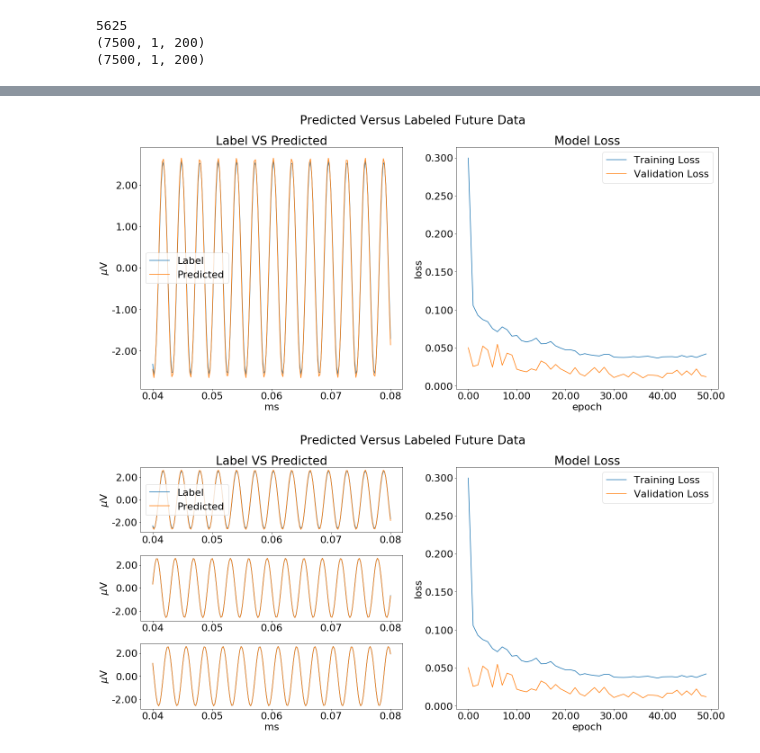
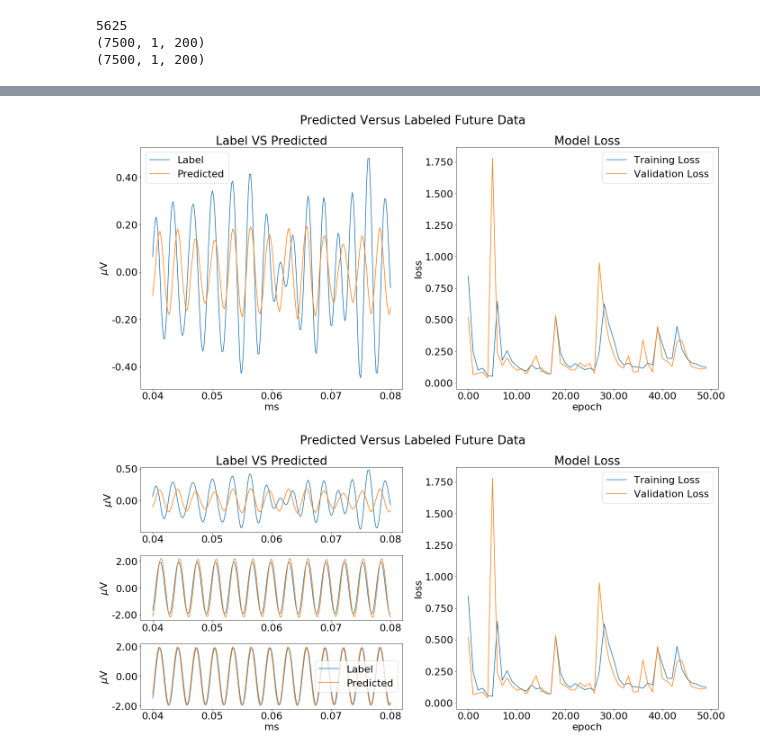
Before and after one commit to MJC598/Neuron_Burst_Analysis, a Jupyter notebook: synthetic data generator.ipynb, the cells around one changed output, grey strips where cells are left out. Cells and saved outputs as stored; diff of their text form; code cells hidden in the pictures.

```diff
--- a/synthetic data generator.ipynb
+++ b/synthetic data generator.ipynb
@@ -27,4 +36,4 @@ print(noise.shape)
 from scipy import signal
 
 noise_amp = abs(signal.hilbert(noise))
-threshold = np.mean(noise_amp) + (2 * np.std(noise_amp))
+threshold = np.mean(noise_amp) + (1 * np.std(noise_amp))
@@ -168,21 +329,23 @@ class LSTM(nn.Module):
                  out_size: int = 200,
                  num_layers: int = 1,
                  batch_first: bool = True,
-                 dropout: float = 0.0) -> None:
+                 dropout: float = 0.0,
+                 bidirectional: bool = False) -> None:
         super(LSTM, self).__init__()
         self.rnn = nn.LSTM(input_size=in_size,
                            hidden_size=h_size,
                            num_layers=num_layers,
                            batch_first=batch_first,
-                           dropout=dropout)
+                           dropout=dropout,
+                           bidirectional=bidirectional)
         self.lin = nn.Linear(h_size, out_size)
 
     def forward(self, x):
         x = torch.transpose(x, 1, 2)  # RNN variants expect (N, L, H)
         x, (_, _) = self.rnn(x)  # Returns (N, L, hidden_size)
-        return x[:, -1, :]
-        # out = self.lin(x[:, -1, :])  # Feeds hidden stats of last cell to FCN
-        # return out
+        # return x[:, -1, :]
+        out = self.lin(x[:, -1, :])  # Feeds hidden stats of last cell to FCN
+        return out
 # %%
 from typing import Optional, Tuple, List
 from torch.utils.data import DataLoader
@@ -218,7 +381,7 @@ def fit(model: nn.Module,
 
     # splitting the dataloaders to generalize code
     data_loaders = {"train": training_loader, "val": validation_loader}
-    optimizer = torch.optim.Adam(model.parameters(), lr=0.001) if 'optim' not in kwargs else kwargs.get('optim')
+    optimizer = torch.optim.Adam(model.parameters(), lr=0.01) if 'optim' not in kwargs else kwargs.get('optim')
 
     loss_func = nn.MSELoss() if 'loss_function' not in kwargs else kwargs.get('loss_function')
 
@@ -280,8 +443,8 @@ def fit(model: nn.Module,
 import copy
 
 epochs = 50
-# model = LSTM()
-model = FullyConnected()
+model = LSTM(bidirectional=False)
+# model = FullyConnected()
 model_initial = copy.deepcopy(model)
 device = torch.device("cuda:0" if torch.cuda.is_available() else "cpu")
 model.to(device)
@@ -355,7 +518,7 @@ fig.suptitle('Predicted Versus Labeled Future Data')
 t = np.linspace(0.04, 0.08, 200)
 
 ax1.plot(t, y[0,0,:], label='Label')
-ax1.plot(t, output[0,0,:], label='Predicted')
+ax1.plot(t, output[0,:], label='Predicted')
 ax1.set_xlabel('ms')
 ax1.set_ylabel(r'$\mu$V')
 ax1.set_title('Label VS Predicted')
@@ -376,7 +539,7 @@ fig.tight_layout(rect=[0, 0.03, 1, 0.95])
 
 plt.show()
 # %% [output]
-[figure, old version]
+[figure, new version]
 # %%
 plt.rcParams['figure.figsize'] = (20, 10)
 plt.rcParams['font.size'] = 22
@@ -394,37 +557,40 @@ fig.suptitle('Predicted Versus Labeled Future Data')
 t = np.linspace(0.04, 0.08, 200)
 
 ax1.plot(t, y[0,0,:], label='Label')
-ax1.plot(t, output[0,0,:], label='Predicted')
+ax1.plot(t, output[0,:], label='Predicted')
+# ax1.set_ylim([-2.5, 2.5])
 ax1.set_ylabel(r'$\mu$V')
 ax1.set_title('Label VS Predicted')
 ax1.yaxis.set_major_formatter(FormatStrFormatter('%.2f'))
 ax1.xaxis.set_major_formatter(FormatStrFormatter('%.2f'))
-ax1.legend(loc='best')
 
 ax3.plot(t, y[1,0,:], label='Label')
-ax3.plot(t, output[1,0,:], label='Predicted')
+ax3.plot(t, output[1,:], label='Predicted')
+# ax3.set_ylim([-2.5, 2.5])
 ax3.set_ylabel(r'$\mu$V')
 ax3.yaxis.set_major_formatter(FormatStrFormatter('%.2f'))
 ax3.xaxis.set_major_formatter(FormatStrFormatter('%.2f'))
 
 ax4.plot(t, y[2,0,:], label='Label')
-ax4.plot(t, output[2,0,:], label='Predicted')
+ax4.plot(t, output[2,:], label='Predicted')
+# ax4.set_ylim([-2.5, 2.5])
 ax4.set_xlabel('ms')
 ax4.set_ylabel(r'$\mu$V')
 ax4.yaxis.set_major_formatter(FormatStrFormatter('%.2f'))
 ax4.xaxis.set_major_formatter(FormatStrFormatter('%.2f'))
+ax4.legend(loc='right')
 
 ax2.plot(np.arange(epochs), np.array(scaled_t_loss), label='Training Loss')
 ax2.plot(np.arange(epochs), np.array(scaled_v_loss), label='Validation Loss')
 ax2.set_xlabel('epoch')
 ax2.set_ylabel('loss')
 ax2.set_title('Model Loss')
 ax2.yaxis.set_major_formatter(FormatStrFormatter('%.3f'))
 ax2.xaxis.set_major_formatter(FormatStrFormatter('%.2f'))
 ax2.legend(loc='best')
 
 fig.tight_layout(rect=[0, 0.03, 1, 0.95])
 
 plt.show()
 # %% [output]
-[figure, old version]
+[figure, new version]
```
Also changed, not shown: parts of 17 cells of this notebook, 10 other files.
